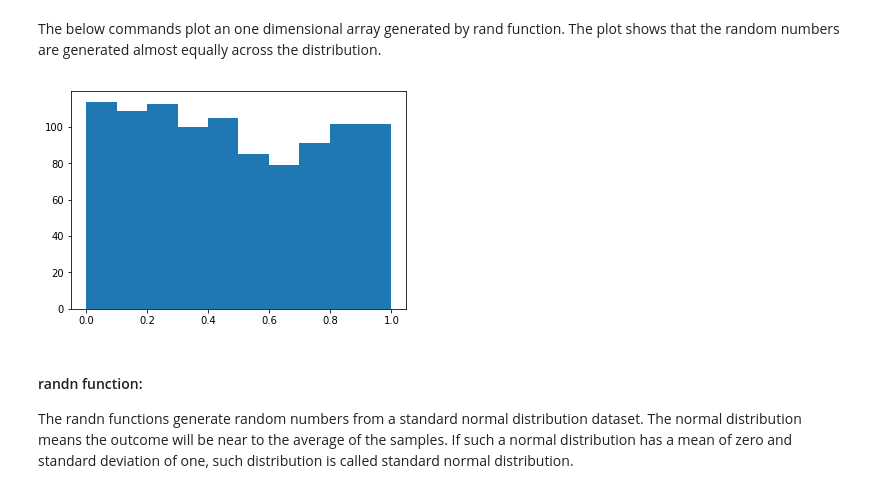
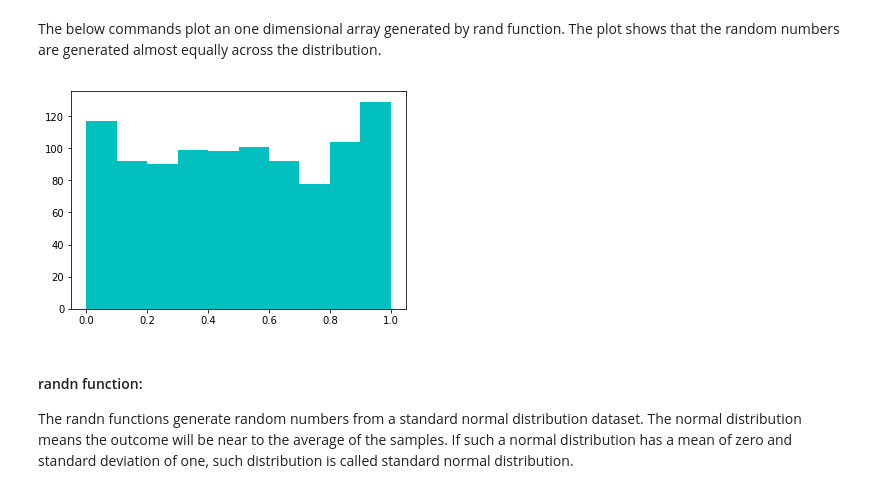
Before and after one commit to shammas012/NumpyRandom, a Jupyter notebook: NumpyRandomPackage.ipynb, the cells around one changed output. Cells and saved outputs as stored; diff of their text form; code cells hidden in the pictures.

```diff
--- a/NumpyRandomPackage.ipynb
+++ b/NumpyRandomPackage.ipynb
@@ -44,10 +46,10 @@ print (randSample2)
 # %% [markdown]
 The below commands plot an one dimensional array generated by rand function. The plot shows that the random numbers are generated almost equally across the distribution.
 # %%
-plt.hist(rm.rand(1000))
+plt.hist(rm.rand(1000), facecolor='c')
 plt.show()
 # %% [output]
-[figure, old version]
+[figure, new version]
 # %% [markdown]
 #### randn function:
 The randn functions generate random numbers from a standard normal distribution dataset. The normal distribution means the outcome will be near to the average of the samples. If such a normal distribution has a mean of zero and standard deviation of one, such distribution is called standard normal distribution.
```
Also changed, not shown: parts of 15 cells of this notebook.
